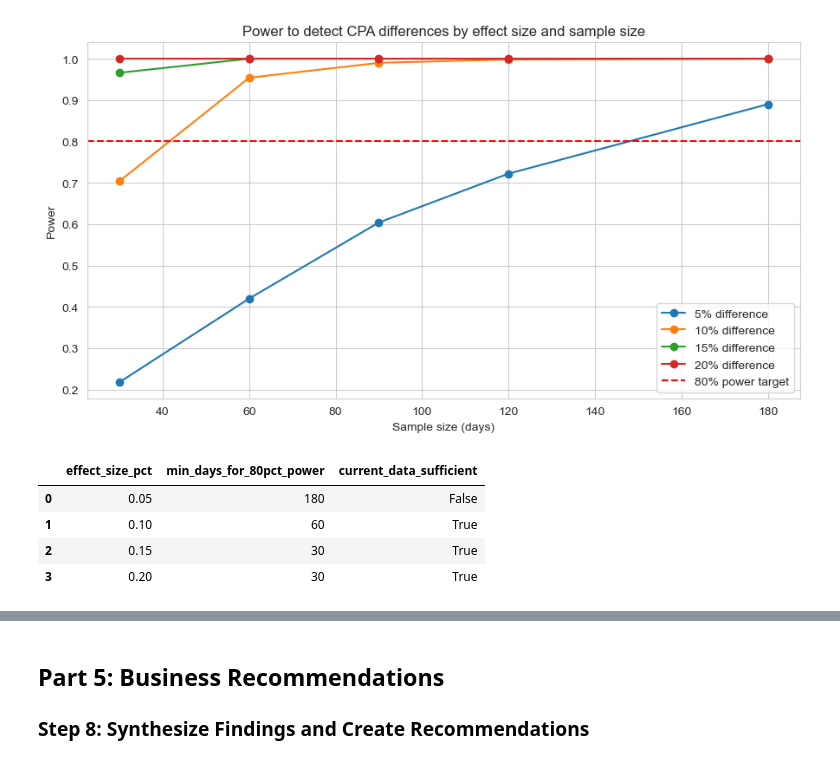
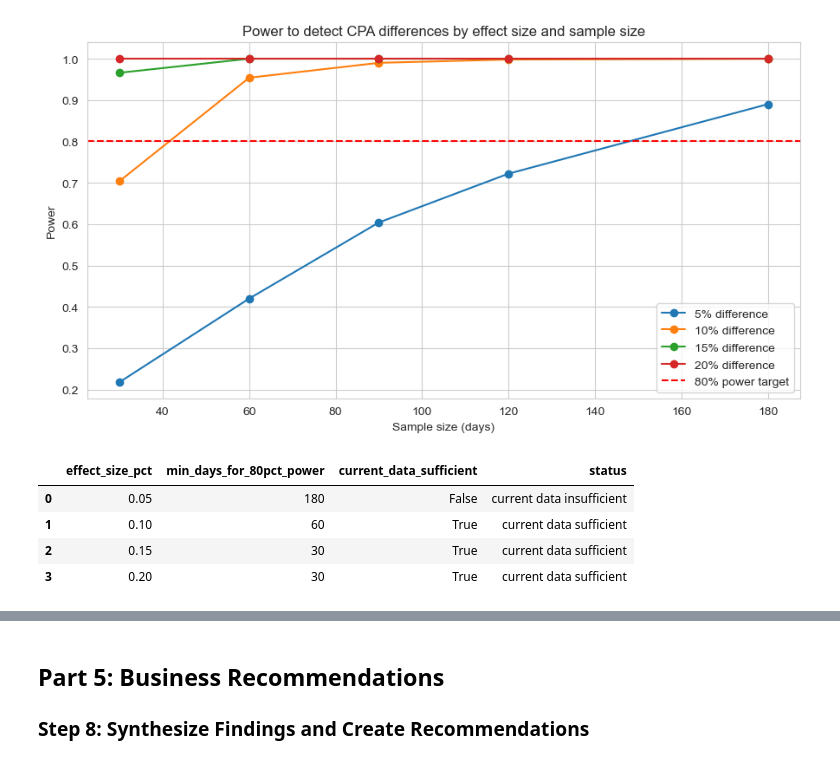
Before and after one commit to jp92672/johna-lab-week7-day5-statistical-analysis, a Jupyter notebook: statistical_analysis.ipynb, the cells around one changed output, grey strips where cells are left out. Cells and saved outputs as stored; diff of their text form; code cells hidden in the pictures.

```diff
--- a/statistical_analysis.ipynb
+++ b/statistical_analysis.ipynb
@@ -392,26 +392,30 @@ plt.show()
 # %%
 target_power = 0.80
 current_data_days = 90
 
 min_days_rows = []
 for effect in effect_sizes:
     subset = power_df[power_df["effect_size_pct"] == effect].sort_values("n_days")
     meets_target = subset[subset["power"] >= target_power]
     min_days = meets_target["n_days"].min() if len(meets_target) > 0 else None
+    status = "not reached within tested sample sizes" if min_days is None else (
+        "current data sufficient" if current_data_days >= min_days else "current data insufficient"
+    )
 
     min_days_rows.append({
         "effect_size_pct": effect,
         "min_days_for_80pct_power": min_days,
         "current_data_sufficient": (min_days is not None) and (current_data_days >= min_days),
+        "status": status,
     })
 
 min_days_df = pd.DataFrame(min_days_rows)
 min_days_df
 # %% [output]
-|  | effect_size_pct | min_days_for_80pct_power | current_data_sufficient |
-| 0 | 0.05 | 180 | False |
-| 1 | 0.10 | 60 | True |
-| 2 | 0.15 | 30 | True |
-| 3 | 0.20 | 30 | True |
+|  | effect_size_pct | min_days_for_80pct_power | current_data_sufficient | status |
+| 0 | 0.05 | 180 | False | current data insufficient |
+| 1 | 0.10 | 60 | True | current data sufficient |
+| 2 | 0.15 | 30 | True | current data sufficient |
+| 3 | 0.20 | 30 | True | current data sufficient |
 # %%
 fdr_significant_cpa = cpa_results[cpa_results["significant_fdr"]]
```
Also changed, not shown: parts of 1 cell of this notebook.
